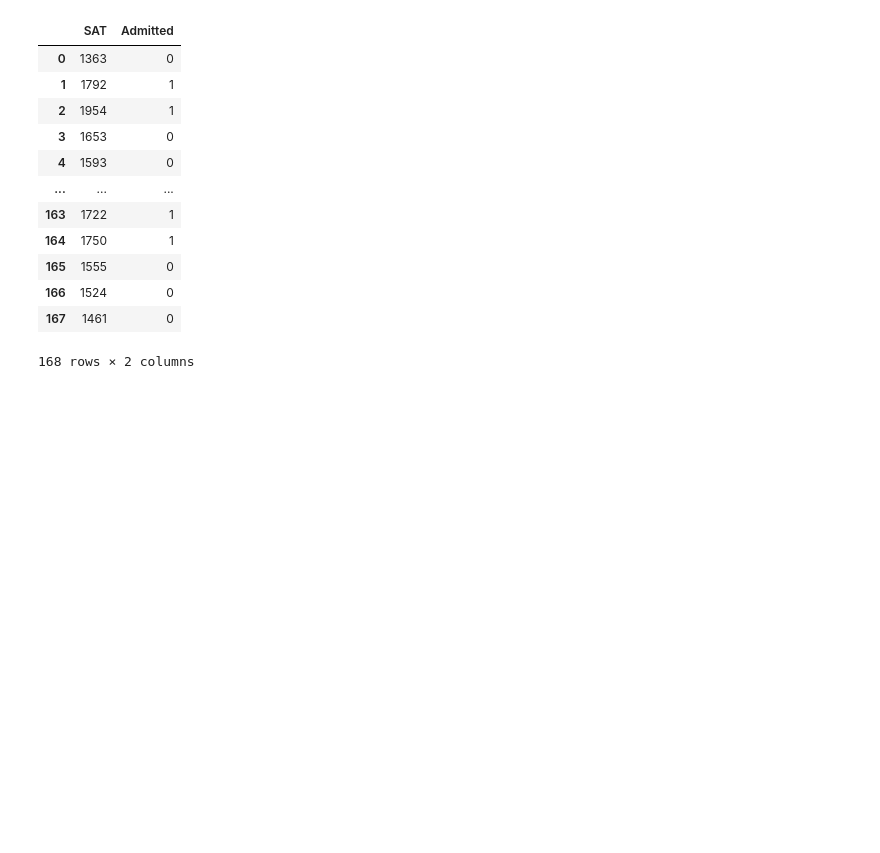
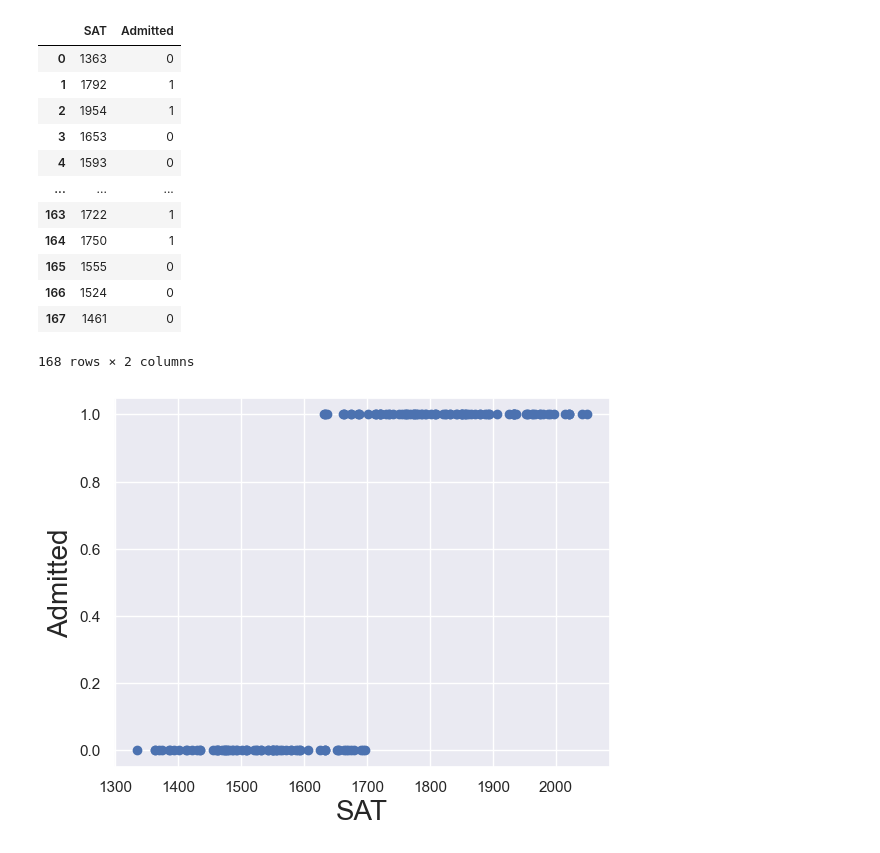
Before and after one commit to WaheedShaq/stats-and-ai-learning, a Jupyter notebook: Logistic Regression.ipynb, the cells around one changed output. Saved outputs shown, nothing was run; the diff lists cells and outputs as text; code cells hidden in the pictures; blank space fills up the shorter version.

```diff
--- a/Logistic Regression.ipynb
+++ b/Logistic Regression.ipynb
@@ -50,3 +38,13 @@ data
 | 166 | 1524 | 0 |
 | 167 | 1461 | 0 |
 168 rows × 2 columns
+# %%
+y = data['Admitted']
+x1 = data['SAT']
+# %%
+plt.scatter(x1,y,color='C0')
+plt.xlabel('SAT', fontsize=20)
+plt.ylabel('Admitted', fontsize=20)
+plt.show()
+# %% [output]
+[figure, added]
```
Also changed, not shown: parts of 11 cells of this notebook, 1 other file.
